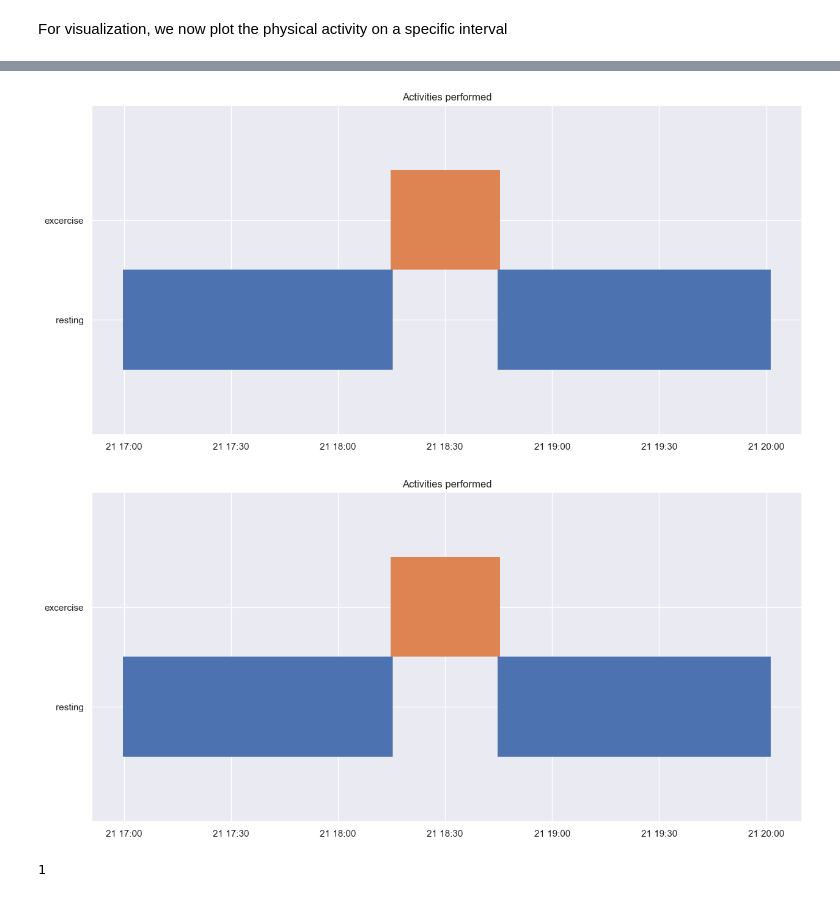
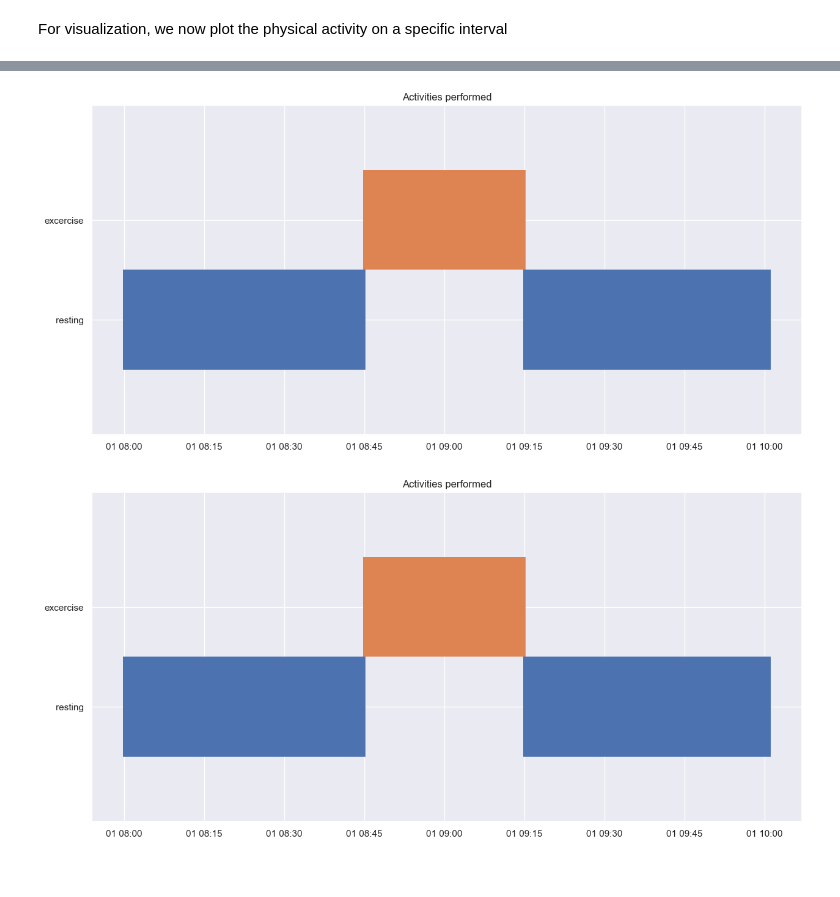
Before and after one commit to jpmeneses/SD-SignalProc, a Jupyter notebook: exploratory-analysis.ipynb, the cells around one changed output, grey strips where cells are left out. Cells and saved outputs as stored; diff of their text form; code cells hidden in the pictures.

```diff
--- a/exploratory-analysis.ipynb
+++ b/exploratory-analysis.ipynb
@@ -37,14 +38,15 @@ def load_data(dir_dataset, pat_file_names):
 
     for p in pat_file_names:
         idx = 0
-        for cwa_f in os.listdir(os.path.join(dir_dataset, p)):
+        for cwa_f in os.listdir(os.path.join(dir_dataset, p, 'IMU')):
             idx += 1
-            file_name = os.path.join(dir_dataset, p, cwa_f)
+            id_num = cwa_f.split('_')[1]
+            file_name = os.path.join(dir_dataset, p, 'IMU', cwa_f)
             df = load_cwa(file_name)
-            base_name = p + '_' + str(idx)
+            base_name = p + '_' + id_num + '_' + str(idx)
             sensor_ds[base_name] = df
     return sensor_ds
 # %%
-DIR_DATASET = '..'
-pat_filenames = ['00_506']#,'01_520']
+DIR_DATASET = os.path.join('..','Data')
+pat_filenames = ['14']
 sensor_ds = load_data(DIR_DATASET,pat_filenames)
@@ -68,10 +53,10 @@ sensor_ds['00_506_2']
 # %%
-start_time = "2022-05-21 17:00"
-end_time = "2022-05-21 20:00"
+start_time = "2022-02-28 10:37"
+end_time = "2022-02-28 10:55"
 
 sns.set_style('darkgrid')
 sns.set(rc={'figure.figsize':(14,8)})
 
-ax = sns.lineplot(data=sensor_ds['00_506_1'][start_time:end_time].loc[:,['gyro_x','gyro_y','gyro_z']])
+ax = sns.lineplot(data=sensor_ds['14_543_1'][start_time:end_time].loc[:,['gyro_x','gyro_y','gyro_z']])
 #ax.set_ylim(-0.01,0.01)
 # %% [output]
@@ -86,11 +119,13 @@ def add_timestamps(dict_ds,ts_df):
         f_tag = int(cwa_f.split('_')[1])
         aux = ts_df[ts_df["record_id"]==f_tag].iloc[:,3:]
         for ax in aux.keys():
-            if not(pd.isna(aux[ax][2])) and not(isinstance(aux[ax][2],str)):
-                start_time = aux[ax][2]
-                delta_time = timedelta(minutes=30)
-                end_time = aux[ax][2] + delta_time
-                dict_ds[cwa_f].loc[start_time:end_time,'phys'] = 2
+            for bx in aux[ax].keys():
+                if not(pd.isna(aux[ax][bx])) and not(isinstance(aux[ax][bx],str)):
+                    start_time = aux[ax][bx]
+                    print('Subject No.'+str(f_tag)+': Physical activity at'+str(start_time))
+                    delta_time = timedelta(minutes=30)
+                    end_time = aux[ax][bx] + delta_time
+                    dict_ds[cwa_f].loc[start_time:end_time,'phys'] = 2
     return dict_ds
 # %%
 timestamps = pd.read_excel('..\exercise_timestamps.xlsx')
@@ -100,20 +170,22 @@ For visualization, we now plot the physical activity on a specific interval
 # %%
 def activit_plot(pd_ds):
     labels = list()
     for i in range(1,3):
         labels.append(np.where(pd_ds.phys==i)[0])
     labels = [pd_ds.index[c] for c in labels]
     colors1 = ['C{}'.format(i) for i in range(len(labels))]
     # create a horizontal plot
     fig = plt.figure(figsize=(15,7))
     lineoffsets = [1,2]
     plt.eventplot(labels, colors=colors1, lineoffsets=lineoffsets)
     plt.yticks([1,2], ["resting", "excercise"])
     plt.title("Activities performed")
     return fig
 
-activit_plot(sensor_ds['00_506_1'][start_time:end_time])
+start_time = "2022-03-01 08:00"
+end_time = "2022-03-01 10:00"
+activit_plot(sensor_ds['14_543_1'][start_time:end_time])
 # %% [output]
-[figure, old version]
+[figure, new version]
-[figure, old version]
+[figure, new version]
 # %%
@@ -122,4 +194,0 @@ for pat in sensor_ds:
-# %%
-sensor_ds['00_506_2'].phys[0]
-# %% [output]
-1
```
Also changed, not shown: parts of 22 cells of this notebook.
